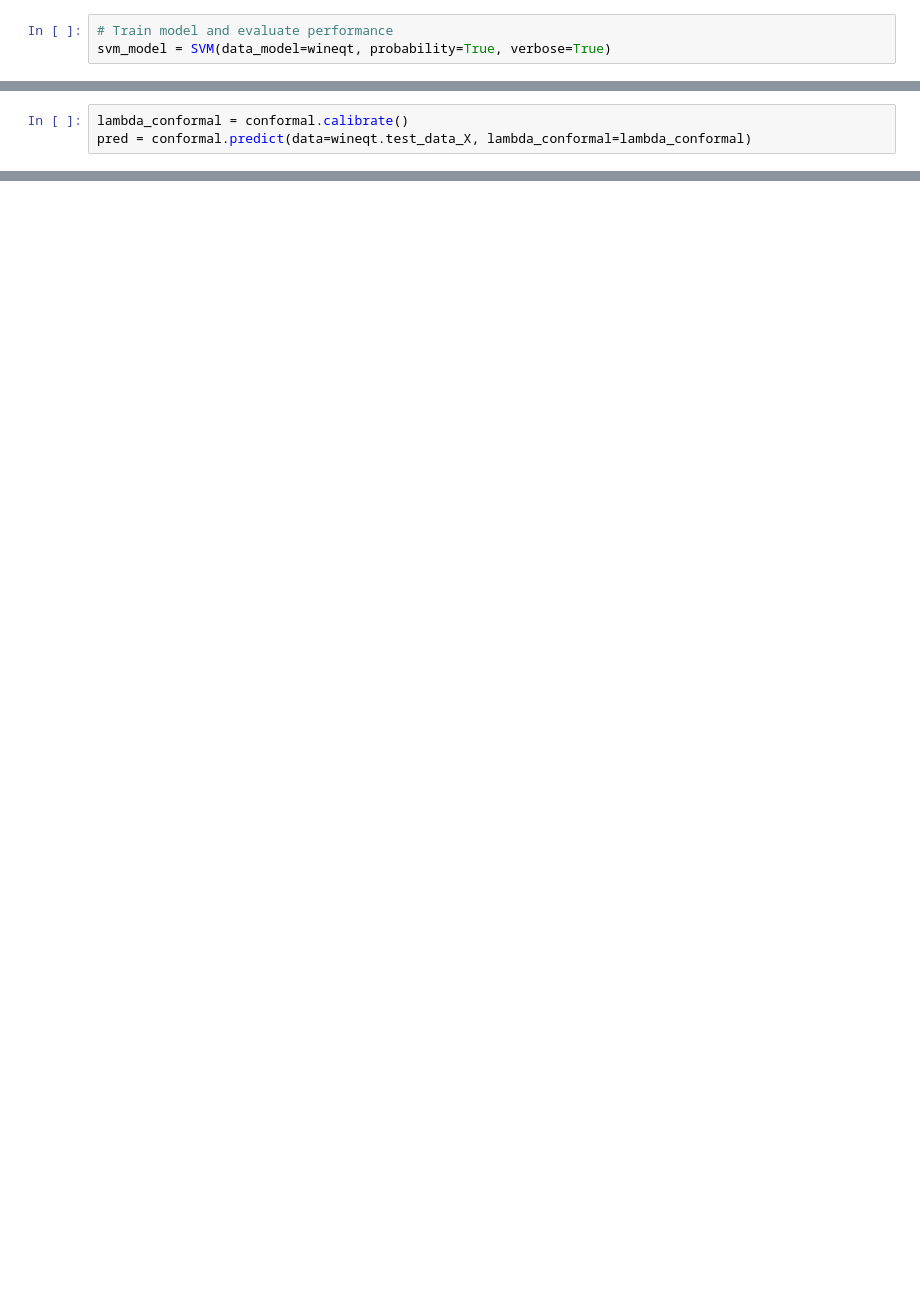
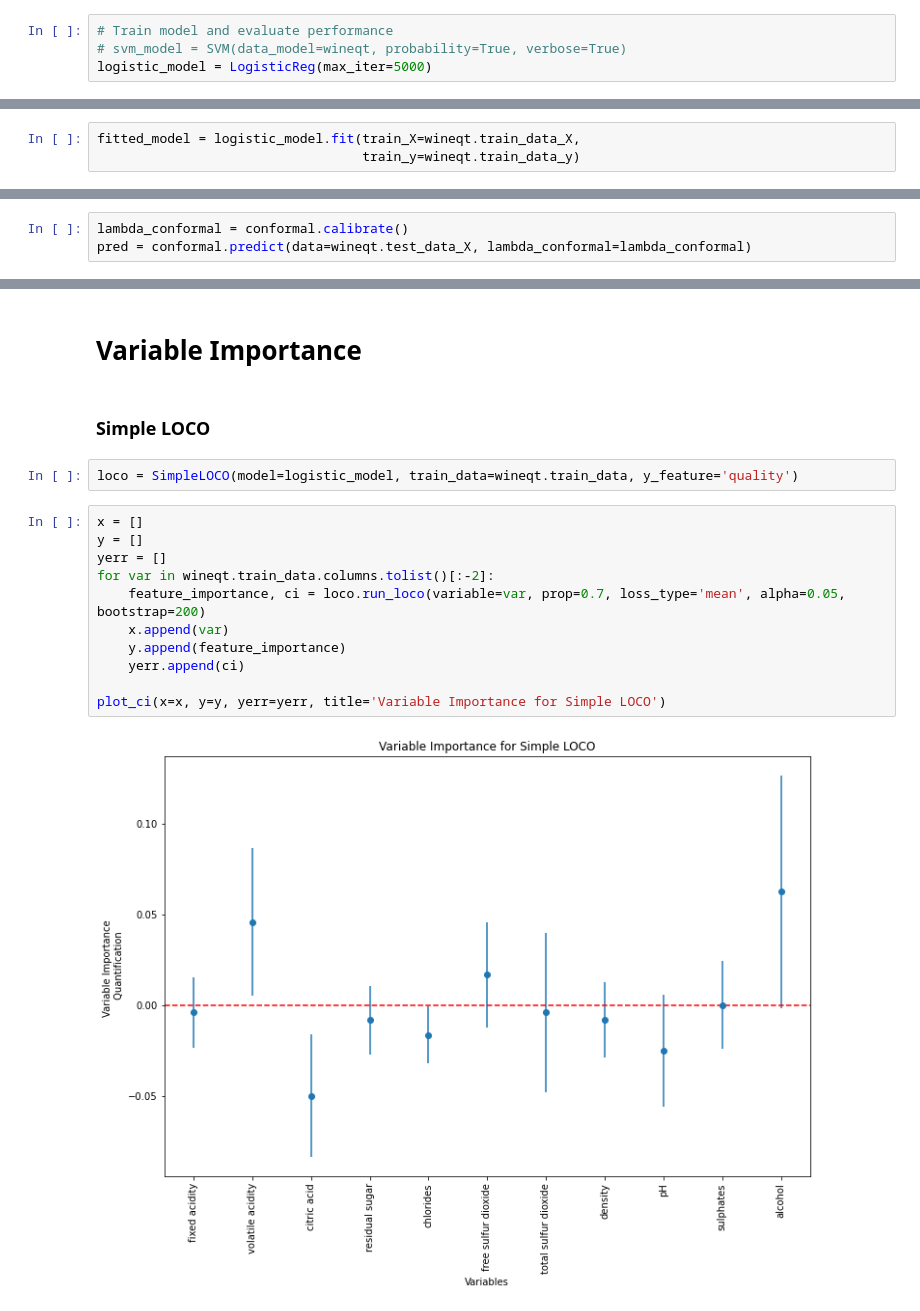
Before and after one commit to JuanMataNaranjo/Explain_Conformal, a Jupyter notebook: testing.ipynb, the cells around one changed output, grey strips where cells are left out. Saved outputs shown, nothing was run; the diff lists cells and outputs as text; blank space fills up the shorter version.

```diff
--- a/testing.ipynb
+++ b/testing.ipynb
@@ -8,4 +16,5 @@ wineqt = Tabular(data_path='data\WineQT.csv', split_percentages=[0.70, 0.20, 0.1
 wineqt.X_y_split(y='quality')
 # %%
 # Train model and evaluate performance
-svm_model = SVM(data_model=wineqt, probability=True, verbose=True)
+# svm_model = SVM(data_model=wineqt, probability=True, verbose=True)
+logistic_model = LogisticReg(max_iter=5000)
@@ -15,0 +21,3 @@ svm_model.fit()
+# %%
+fitted_model = logistic_model.fit(train_X=wineqt.train_data_X,
+                                  train_y=wineqt.train_data_y)
@@ -33,0 +67,19 @@ coverage, size = conformal.evaluate(true_data=wineqt.test_data_y, pred=pred, plo
+# %% [markdown]
+# Variable Importance
+# %% [markdown]
+### Simple LOCO
+# %%
+loco = SimpleLOCO(model=logistic_model, train_data=wineqt.train_data, y_feature='quality')
+# %%
+x = []
+y = []
+yerr = []
+for var in wineqt.train_data.columns.tolist()[:-2]:
+    feature_importance, ci = loco.run_loco(variable=var, prop=0.7, loss_type='mean', alpha=0.05, bootstrap=200)
+    x.append(var)
+    y.append(feature_importance)
+    yerr.append(ci)
+
+plot_ci(x=x, y=y, yerr=yerr, title='Variable Importance for Simple LOCO')
+# %% [output]
+[figure, added]
```
Also changed, not shown: parts of 21 cells of this notebook, 9 other files.
